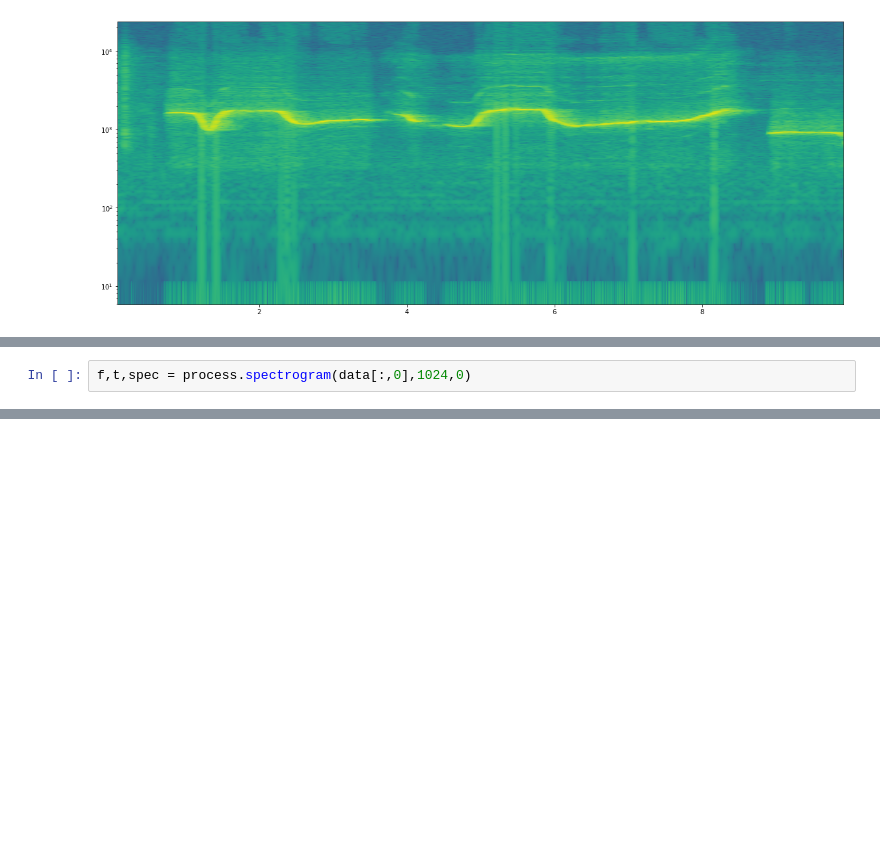
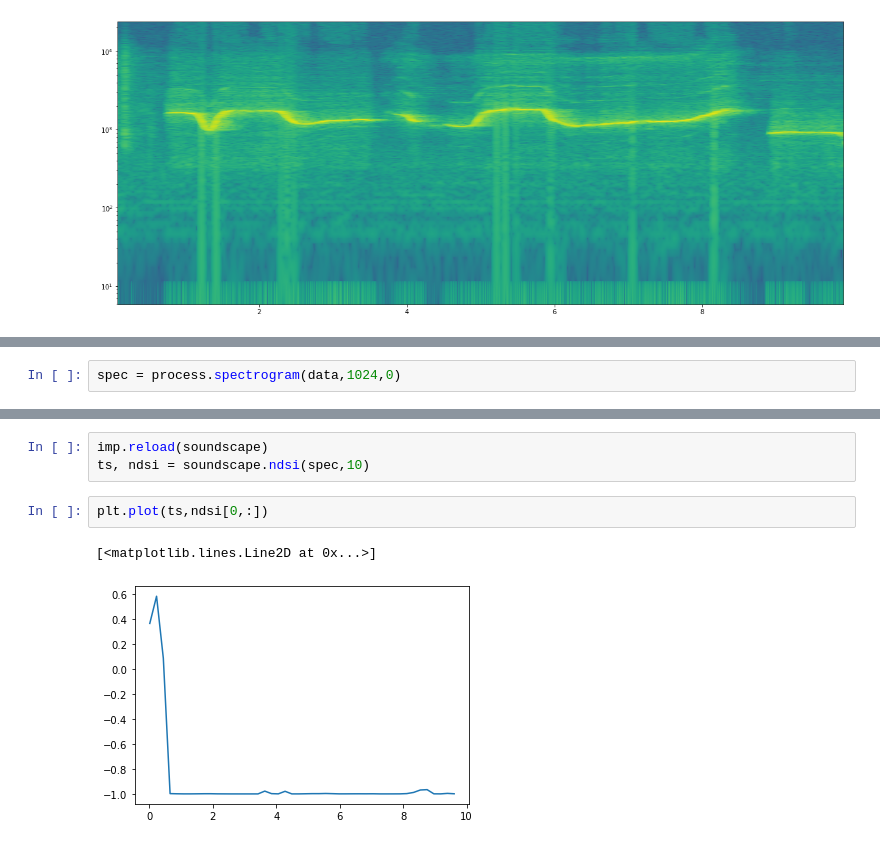
Before and after one commit to meguia/IRma, a Jupyter notebook: test1.ipynb, the cells around one changed output, grey strips where cells are left out. Saved outputs shown, nothing was run; the diff lists cells and outputs as text; blank space fills up the shorter version.

Commit message:
update of soundscape

```diff
--- a/test1.ipynb
+++ b/test1.ipynb
@@ -57,2 +58,2 @@ imp.reload(process)
 # %%
-f,t,spec = process.spectrogram(data[:,0],1024,0)
+spec = process.spectrogram(data,1024,0)
@@ -73,3 +76,11 @@ plt.plot(ts,aci)
 # %% [output]
 [<matplotlib.lines.Line2D at 0x...>]
 [figure]
+# %%
+imp.reload(soundscape)
+ts, ndsi = soundscape.ndsi(spec,10)
+# %%
+plt.plot(ts,ndsi[0,:])
+# %% [output]
+[<matplotlib.lines.Line2D at 0x...>]
+[figure, added]
```
Also changed, not shown: parts of 7 cells of this notebook, 2 other files.
